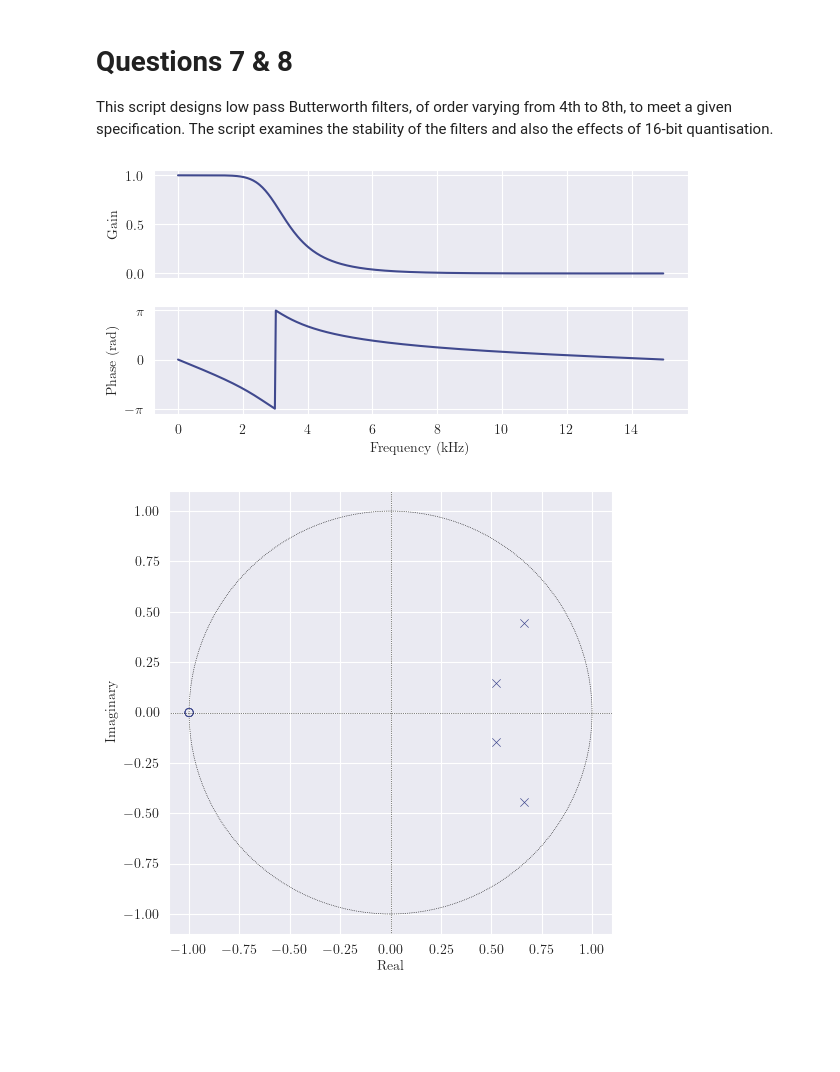
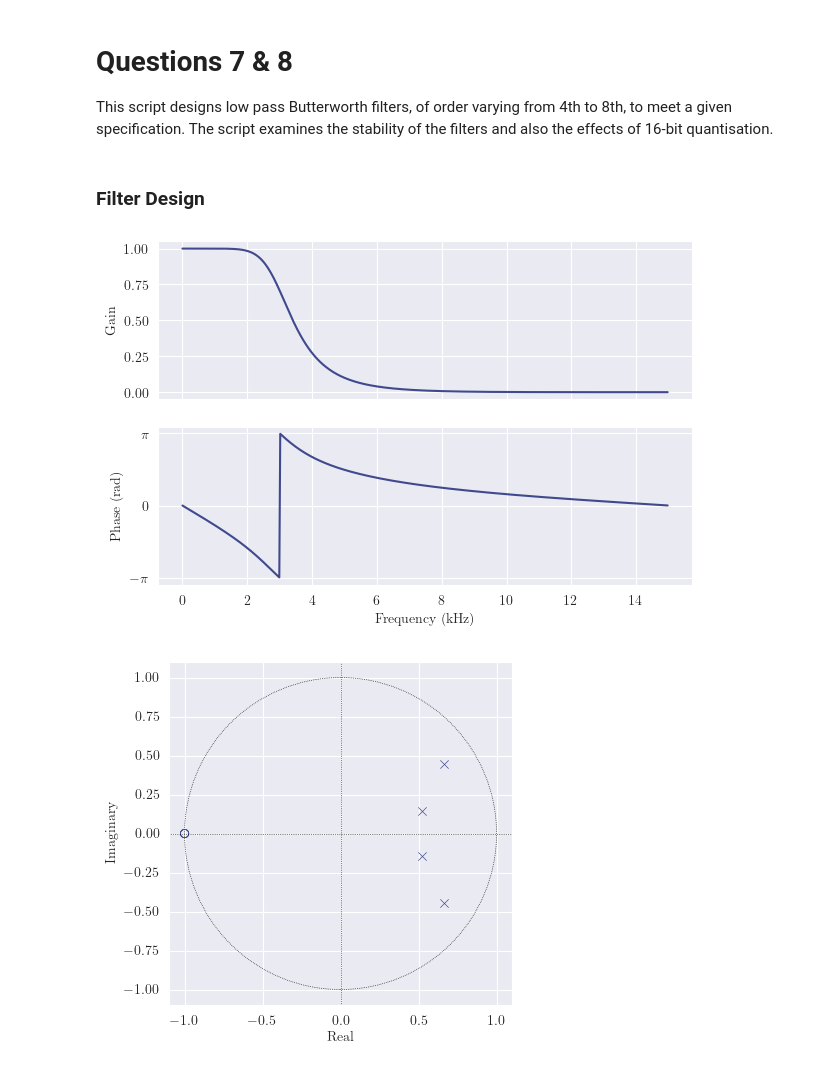
Before and after one commit to deren-teo/elec4620, a Jupyter notebook: a2/src/q7_8_butterworth.ipynb, the cells around one changed output. Saved outputs shown, nothing was run; the diff lists cells and outputs as text; code cells hidden in the pictures; blank space fills up the shorter version.

```diff
--- a/a2/src/q7_8_butterworth.ipynb
+++ b/a2/src/q7_8_butterworth.ipynb
@@ -10,6 +10,8 @@ import numpy as np
 import seaborn as sns
 
 from a2_config import A2_ROOT, SAVEFIG_CONFIG
+# %% [markdown]
+### Filter Design
 # %%
 # Define filter specifications
 
@@ -22,7 +24,7 @@ from matplotlib.patches import Circle
 
 def plot_freqz(w, h, fname=None):
     """Plot frequency response and overlay filter requirements."""
-    fig, axs = plt.subplots(2, sharex=True, figsize=(6, 3))
+    fig, axs = plt.subplots(2, sharex=True, figsize=(6, 4))
     fig.tight_layout()
     sns.lineplot(x=w, y=np.abs(h), ax=axs[0])
     sns.lineplot(x=w, y=np.angle(h), ax=axs[1])
@@ -40,7 +42,7 @@ def plot_freqz(w, h, fname=None):
 def zplane(b, a, fname=None):
     """Plot poles and zeros from numerator and denominator of transfer function."""
     z, p, _ = signal.tf2zpk(b, a)
-    fig, ax = plt.subplots(figsize=(6, 5))
+    fig, ax = plt.subplots(figsize=(5, 4))
     fig.tight_layout()
     ax.set_aspect("equal")
     # Axes and unit circle
@@ -62,12 +64,12 @@ def zplane(b, a, fname=None):
 # %%
 # Design 4th order Butterworth filter
 b, a = signal.butter(4, F_C, btype="low", fs=F_S)
 w, h = signal.freqz(b, a, fs=F_S)
-plot_freqz(w, h)
-zplane(b, a)
+plot_freqz(w, h, fname="q7_4th_freqz.png")
+zplane(b, a, fname="q7_4th_zp.png")
 # %% [output]
-[figure, old version]
+[figure, new version]
-[figure, old version]
+[figure, new version]
 # %%
 # Quantize the transfer function coefficients to 16 bits (15-bit mantissa)
 
```
Also changed, not shown: parts of 5 cells of this notebook, 9 other files.
